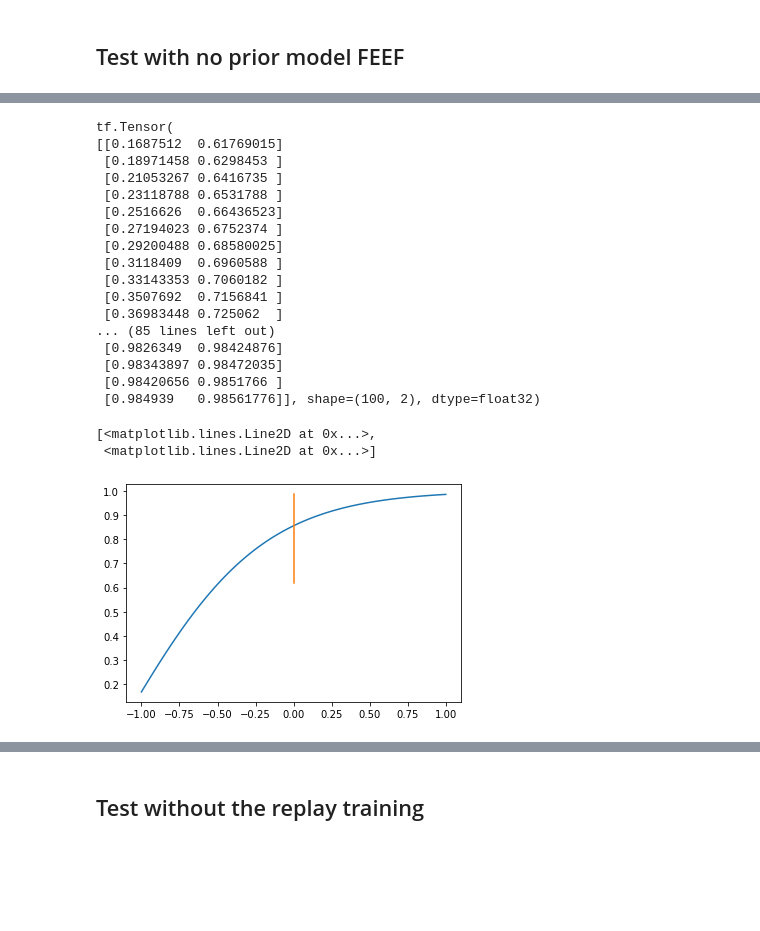
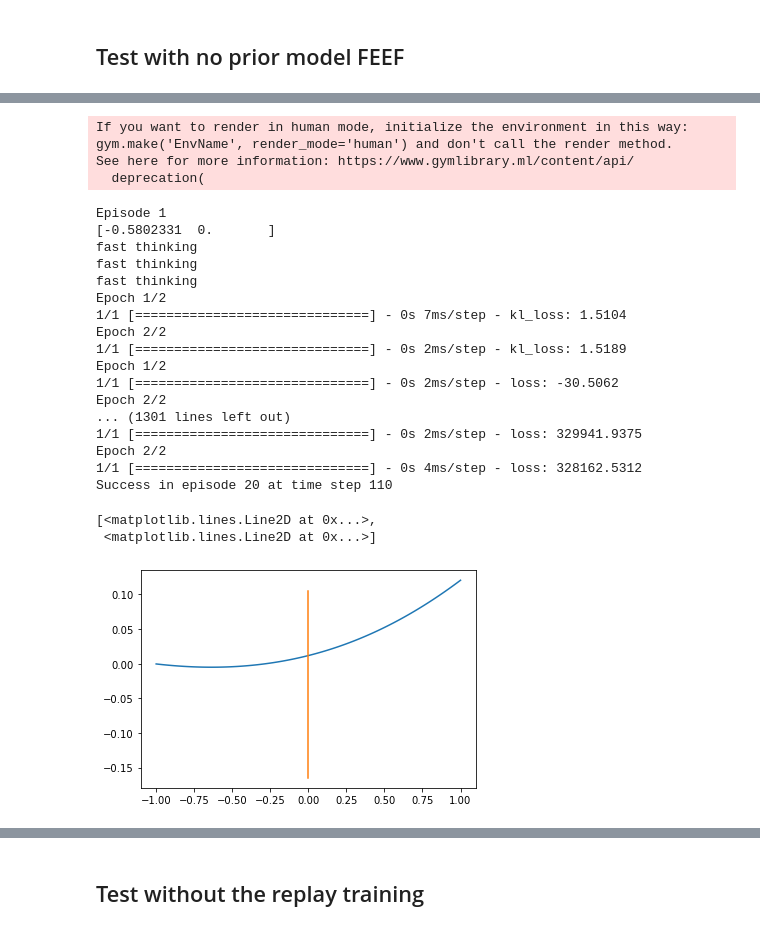
Before and after one commit to ewil32/Hybrid_Policy_Selection_DAIF, a Jupyter notebook: mountain_car_recurrent.ipynb, the cells around one changed output, grey strips where cells are left out. Saved outputs shown, nothing was run; the diff lists cells and outputs as text; code cells hidden in the pictures; blank space fills up the shorter version.

```diff
--- a/mountain_car_recurrent.ipynb
+++ b/mountain_car_recurrent.ipynb
@@ -774,0 +897,4 @@ array([0.83333333, 0.        ])
+# %%
+# train the agent on the env
+env = gym.make('MountainCarContinuous-v0')
+daifa, results = train_single_agent(env, daifa, observation_max, observation_min, observation_noise_stddev, num_episodes=60, render_env=False)
@@ -774,0 +926,4 @@ array([0.83333333, 0.        ])
+# %%
+# train the agent on the env
+env = gym.make('MountainCarContinuous-v0')
+daifa, results = train_single_agent(env, daifa, observation_max, observation_min, observation_noise_stddev, num_episodes=20, render_env=False)
@@ -808,5 +992,5 @@ daifa.prior_model.show_training = False
 # %%
 # train the agent on the env
 env = gym.make('MountainCarContinuous-v0')
-daifa, results = train_single_agent(env, daifa, observation_max, observation_min, observation_noise_stddev, num_episodes=10, render_env=True)
+daifa, results = train_single_agent(env, daifa, observation_max, observation_min, observation_noise_stddev, num_episodes=20, render_env=False)
 # %% [output]
@@ -819,31 +1020,49 @@ KeyboardInterrupt:
+# %%
+daifa.habit_action_model.show_training = True
+daifa.train_habit_net = True
+daifa.train_after_exploring = True
+daifa.use_kl_intrinsic = True
+daifa.use_kl_extrinsic = False
+daifa.use_fast_thinking = True
+daifa.uncertainty_tolerance = 0.1
+
+# train the agent on the env
+env = gym.make('MountainCarContinuous-v0')
+daifa, results = train_single_agent(env, daifa, observation_max, observation_min, observation_noise_stddev, num_episodes=20, render_env=True)
+# %% [output]
+If you want to render in human mode, initialize the environment in this way: gym.make('EnvName', render_mode='human') and don't call the render method.
+See here for more information: https://www.gymlibrary.ml/content/api/
+  deprecation(
+Episode 1
+[-0.5802331  0.       ]
+fast thinking
+fast thinking
+fast thinking
+Epoch 1/2
+1/1 [==============================] - 0s 7ms/step - kl_loss: 1.5104
+Epoch 2/2
+1/1 [==============================] - 0s 2ms/step - kl_loss: 1.5189
+Epoch 1/2
+1/1 [==============================] - 0s 2ms/step - loss: -30.5062
+Epoch 2/2
+... (1301 lines left out)
+1/1 [==============================] - 0s 2ms/step - loss: 329941.9375
+Epoch 2/2
+1/1 [==============================] - 0s 4ms/step - loss: 328162.5312
+Success in episode 20 at time step 110
 # %%
 obs_pos = np.vstack([np.linspace(-1, 1, 100), np.zeros(100)]).T
 
-utils = daifa.prior_model(obs_pos)
-print(utils)
+latent_mean, _ , _ = daifa.model_vae.encoder(obs_pos)
+
+utils = daifa.prior_model(latent_mean)
+# print(utils)
 
 plt.plot(obs_pos, utils)
 # %% [output]
-tf.Tensor(
-[[0.1687512  0.61769015]
- [0.18971458 0.6298453 ]
- [0.21053267 0.6416735 ]
- [0.23118788 0.6531788 ]
- [0.2516626  0.66436523]
- [0.27194023 0.6752374 ]
- [0.29200488 0.68580025]
- [0.3118409  0.6960588 ]
- [0.33143353 0.7060182 ]
- [0.3507692  0.7156841 ]
- [0.36983448 0.725062  ]
-... (85 lines left out)
- [0.9826349  0.98424876]
- [0.98343897 0.98472035]
- [0.98420656 0.9851766 ]
- [0.984939   0.98561776]], shape=(100, 2), dtype=float32)
+[<matplotlib.lines.Line2D at 0x...>,
+ <matplotlib.lines.Line2D at 0x...>]
-[<matplotlib.lines.Line2D at 0x...>,
- <matplotlib.lines.Line2D at 0x...>]
-[figure, old version]
+[figure, new version]
 # %%
 vel_pos = np.vstack([np.zeros(100), np.linspace(-1, 1, 100)]).T
 
```
Also changed, not shown: parts of 15 cells of this notebook, 9 other files.
